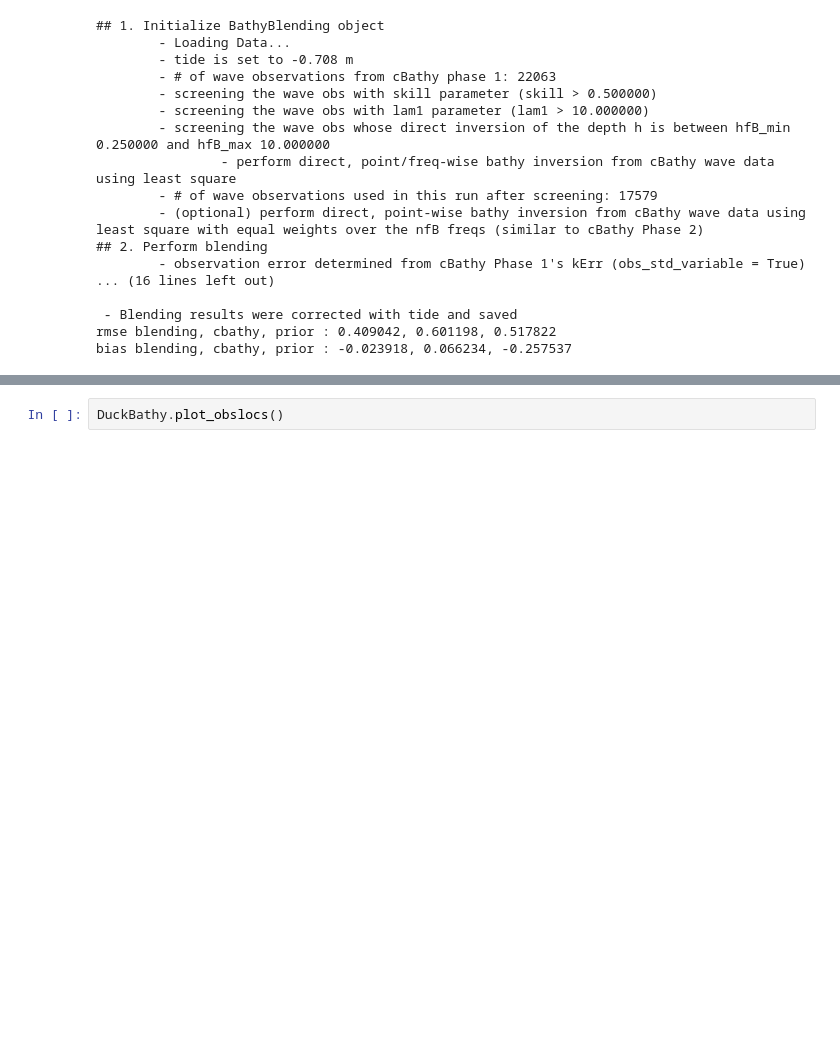
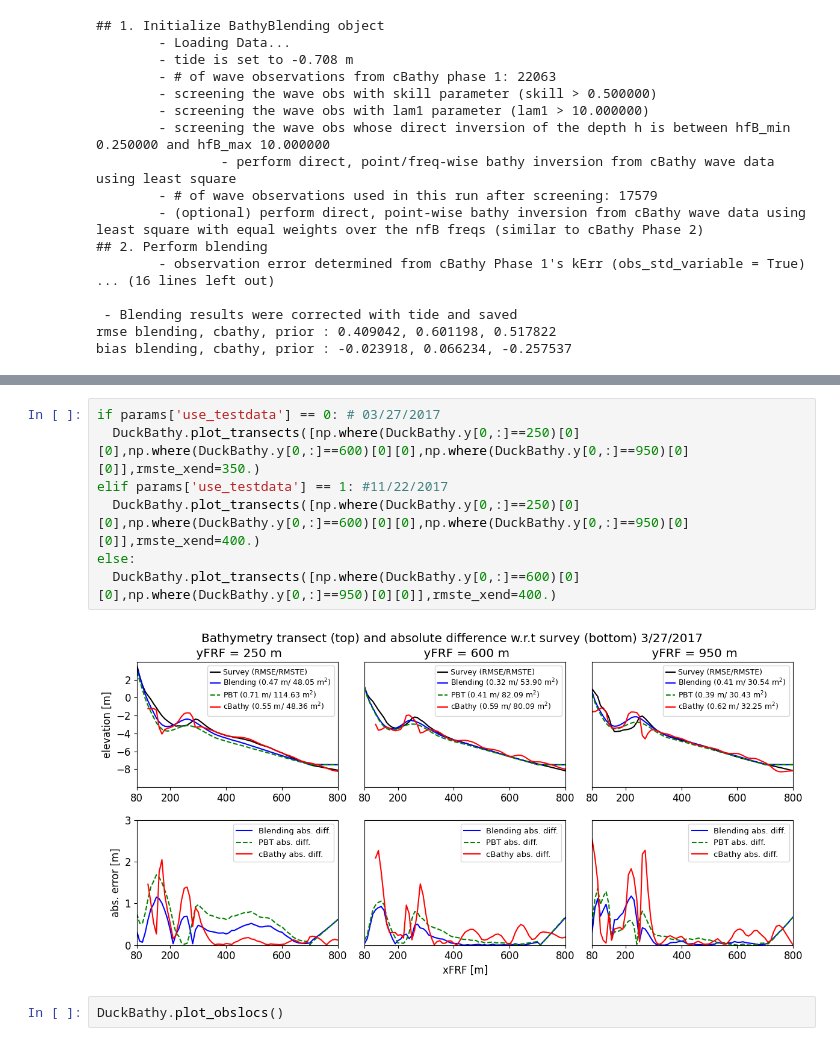
Before and after one commit to jonghyunharrylee/blendbathyERDC, a Jupyter notebook: BlendingExampleFRF.ipynb, the cells around one changed output, grey strips where cells are left out. Cells and saved outputs as stored; diff of their text form; blank space fills up the shorter version.

```diff
--- a/BlendingExampleFRF.ipynb
+++ b/BlendingExampleFRF.ipynb
@@ -100,3 +95,12 @@ else:
+# %%
+if params['use_testdata'] == 0: # 03/27/2017
+  DuckBathy.plot_transects([np.where(DuckBathy.y[0,:]==250)[0][0],np.where(DuckBathy.y[0,:]==600)[0][0],np.where(DuckBathy.y[0,:]==950)[0][0]],rmste_xend=350.)
+elif params['use_testdata'] == 1: #11/22/2017
+  DuckBathy.plot_transects([np.where(DuckBathy.y[0,:]==250)[0][0],np.where(DuckBathy.y[0,:]==600)[0][0],np.where(DuckBathy.y[0,:]==950)[0][0]],rmste_xend=400.)
+else:
+  DuckBathy.plot_transects([np.where(DuckBathy.y[0,:]==600)[0][0],np.where(DuckBathy.y[0,:]==950)[0][0]],rmste_xend=400.)
+# %% [output]
+[figure, added]
 # %%
 DuckBathy.plot_obslocs()
 # %% [output]
```
Also changed, not shown: parts of 10 cells of this notebook.
